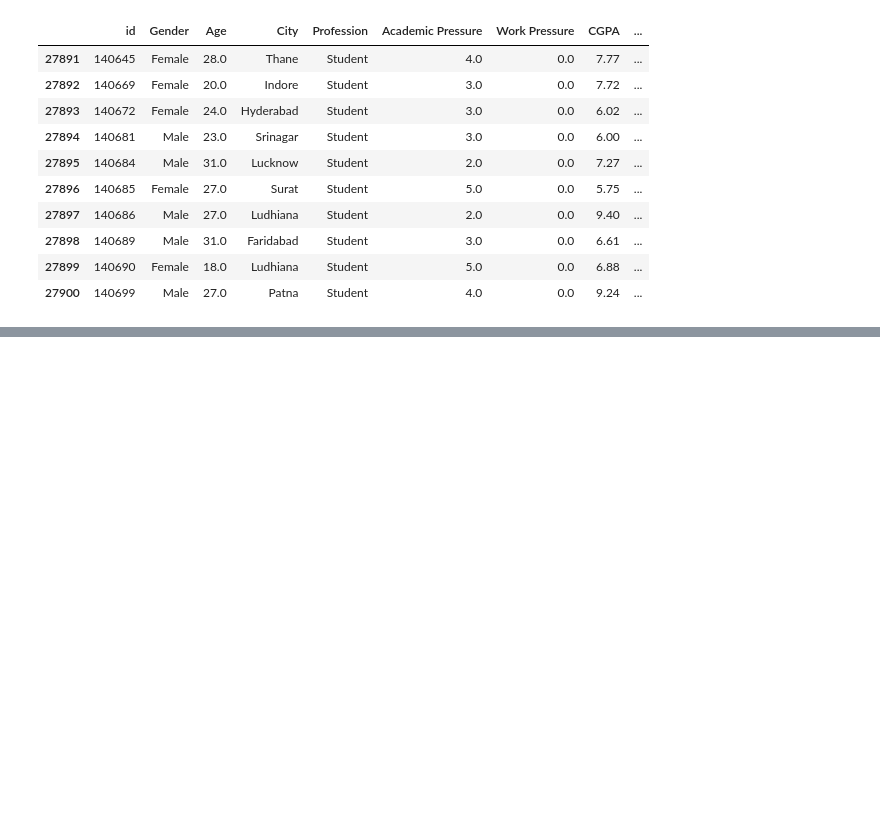
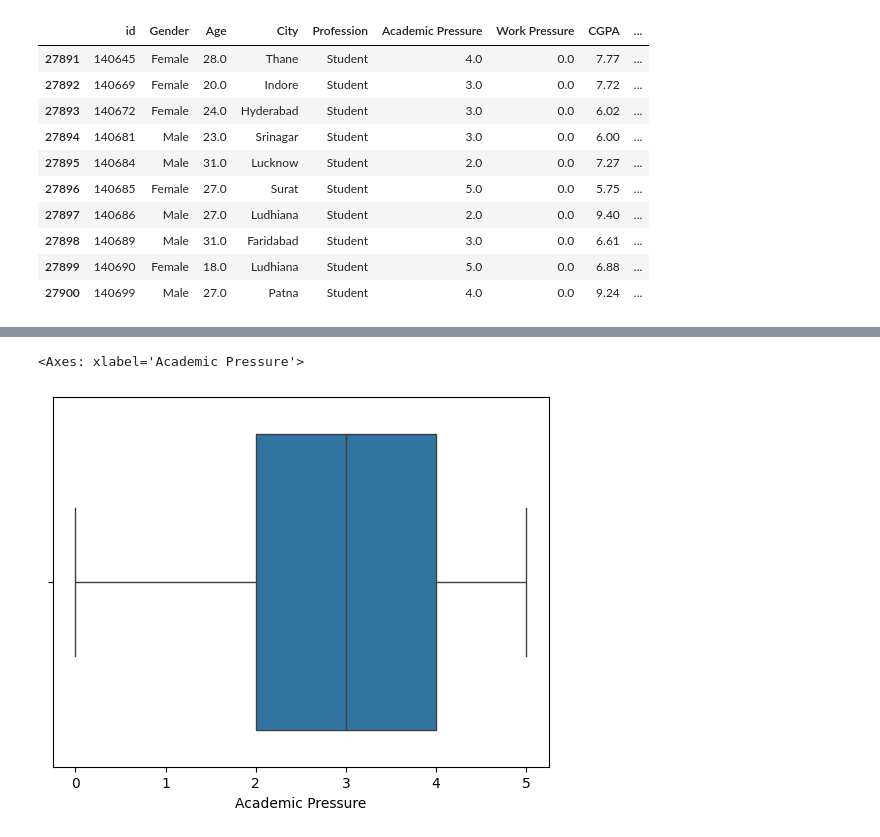
Before and after one commit to nastjannastja/Data-Set, a Jupyter notebook: notebooks/EDA.ipynb, the cells around one changed output, grey strips where cells are left out. Saved outputs shown, nothing was run; the diff lists cells and outputs as text; code cells hidden in the pictures; blank space fills up the shorter version.

```diff
--- a/notebooks/EDA.ipynb
+++ b/notebooks/EDA.ipynb
@@ -80,0 +125,3 @@ df.tail(10)
+# %%
+df = df.drop(["Gender", "Age", "City", "Dietary Habits", "Job Satisfaction", "Work Pressure"], axis=1)
+df.head(10)
@@ -80,0 +142,19 @@ df.tail(10)
+# %%
+df = df.replace("?", np.nan)
+df = df.astype(
+    {
+        "id": "Int32",
+        "Profession": "string",
+        "Academic Pressure": "Int32",
+        "CGPA": "float32",
+        "Study Satisfaction": "Int32",
+        "Sleep Duration": "string",
+        "Degree": "string",
+        "Have you ever had suicidal thoughts ?": "string",
+        "Work/Study Hours": "Int32",
+        "Financial Stress": "float32",
+        "Family History of Mental Illness": "string",
+        "Depression": "int8",
+    }
+)
+df.dtypes
@@ -80,0 +253,11 @@ df.tail(10)
+# %%
+df["Sleep Duration"].value_counts()
+sleep_map = {
+    "'Less than 5 hours'": 4,
+    "'5-6 hours'": 5.5,
+    "'7-8 hours'": 7.5,
+    "'More than 8 hours'": 9
+}
+df = df[df["Sleep Duration"] != "Others"]
+df["Sleep Duration"] = df["Sleep Duration"].map(sleep_map)
+df["Sleep Duration"].value_counts(dropna=False)
@@ -80,0 +307,5 @@ df.tail(10)
+# %%
+sns.boxplot(x = df["Academic Pressure"])
+# %% [output]
+<Axes: xlabel='Academic Pressure'>
+[figure, added]
```
Also changed, not shown: parts of 55 cells of this notebook.
